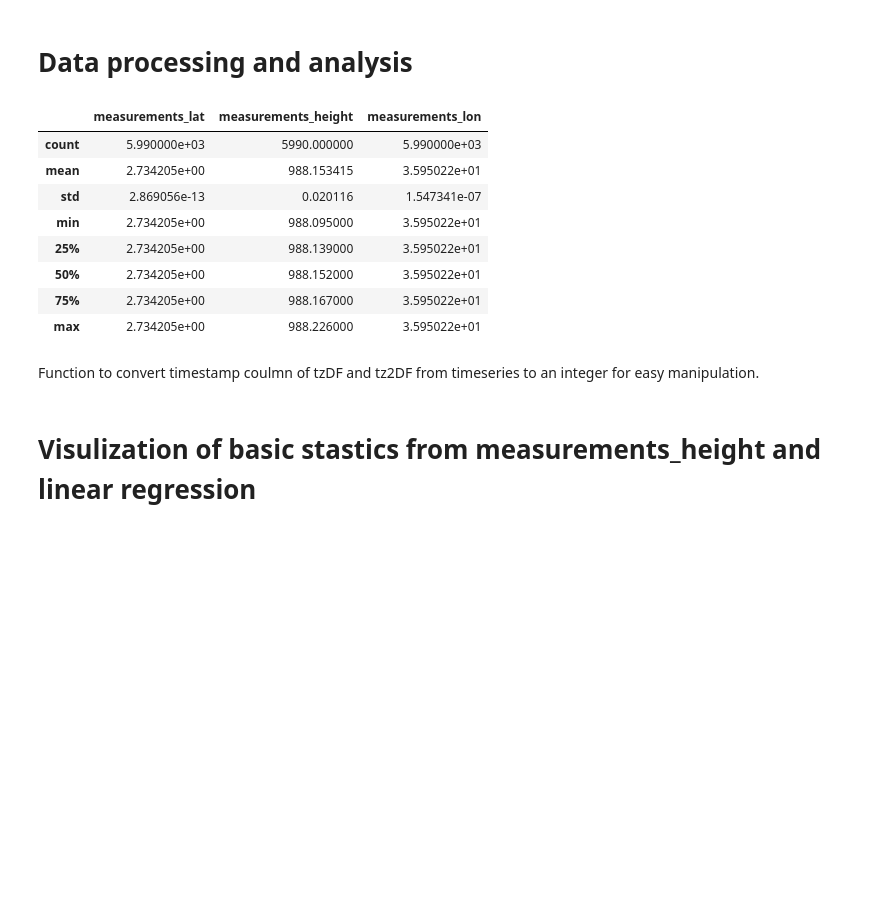
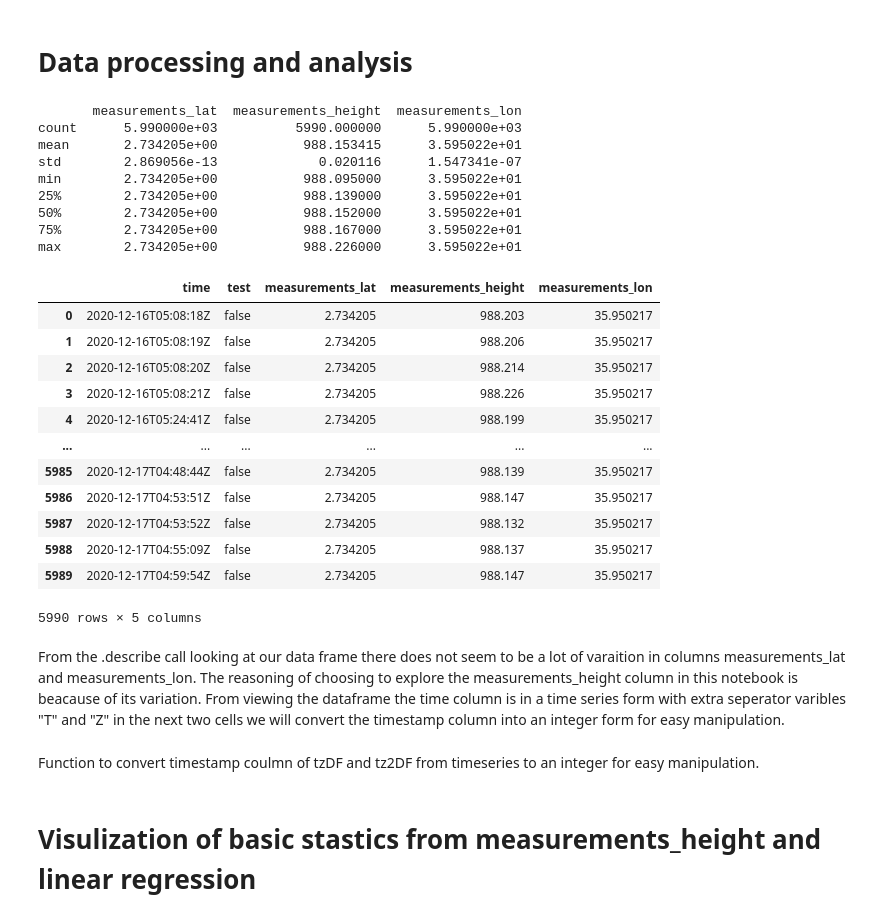
Before and after one commit to mylesm19/Volcanic_Activity_Detection, a Jupyter notebook: EC_01_Volcanic_activity_detection_and_noise_characterization_using_machine learning .ipynb, the cells around one changed output. Cells and saved outputs as stored; diff of their text form; code cells hidden in the pictures; blank space fills up the shorter version.

```diff
--- a/EC_01_Volcanic_activity_detection_and_noise_characterization_using_machine learning .ipynb
+++ b/EC_01_Volcanic_activity_detection_and_noise_characterization_using_machine learning .ipynb
@@ -114,20 +106,37 @@ with open('OLO1_4_16_21.geojson', 'r', encoding="utf-8") as infile:
 # %%
 #Convert both JSON's into  a partially-flattened pandas DataFrame
 tzDF =  pd.json_normalize(tzList["features"][0]["properties"]["data"], sep='_')
 tz2DF =  pd.json_normalize(tzList["features"][0]["properties"]["data"], sep='_')
-tzDF.describe()
+#Overview of numerical elements of the data
+print(tzDF.describe())
+tzDF
 # %% [output]
+       measurements_lat  measurements_height  measurements_lon
+count      5.990000e+03          5990.000000      5.990000e+03
+mean       2.734205e+00           988.153415      3.595022e+01
+std        2.869056e-13             0.020116      1.547341e-07
+min        2.734205e+00           988.095000      3.595022e+01
+25%        2.734205e+00           988.139000      3.595022e+01
+50%        2.734205e+00           988.152000      3.595022e+01
+75%        2.734205e+00           988.167000      3.595022e+01
+max        2.734205e+00           988.226000      3.595022e+01
-|  | measurements_lat | measurements_height | measurements_lon |
-| count | 5.990000e+03 | 5990.000000 | 5.990000e+03 |
-| mean | 2.734205e+00 | 988.153415 | 3.595022e+01 |
-| std | 2.869056e-13 | 0.020116 | 1.547341e-07 |
-| min | 2.734205e+00 | 988.095000 | 3.595022e+01 |
-| 25% | 2.734205e+00 | 988.139000 | 3.595022e+01 |
-| 50% | 2.734205e+00 | 988.152000 | 3.595022e+01 |
-| 75% | 2.734205e+00 | 988.167000 | 3.595022e+01 |
-| max | 2.734205e+00 | 988.226000 | 3.595022e+01 |
+|  | time | test | measurements_lat | measurements_height | measurements_lon |
+| 0 | 2020-12-16T05:08:18Z | false | 2.734205 | 988.203 | 35.950217 |
+| 1 | 2020-12-16T05:08:19Z | false | 2.734205 | 988.206 | 35.950217 |
+| 2 | 2020-12-16T05:08:20Z | false | 2.734205 | 988.214 | 35.950217 |
+| 3 | 2020-12-16T05:08:21Z | false | 2.734205 | 988.226 | 35.950217 |
+| 4 | 2020-12-16T05:24:41Z | false | 2.734205 | 988.199 | 35.950217 |
+| ... | ... | ... | ... | ... | ... |
+| 5985 | 2020-12-17T04:48:44Z | false | 2.734205 | 988.139 | 35.950217 |
+| 5986 | 2020-12-17T04:53:51Z | false | 2.734205 | 988.147 | 35.950217 |
+| 5987 | 2020-12-17T04:53:52Z | false | 2.734205 | 988.132 | 35.950217 |
+| 5988 | 2020-12-17T04:55:09Z | false | 2.734205 | 988.137 | 35.950217 |
+| 5989 | 2020-12-17T04:59:54Z | false | 2.734205 | 988.147 | 35.950217 |
+5990 rows × 5 columns
+# %% [markdown]
+From the .describe call looking at our data frame there does not seem to be a lot of varaition in columns measurements_lat and measurements_lon. The reasoning of choosing to explore the measurements_height column in this notebook is beacause of its variation. From viewing the dataframe the time column is in a time series form with extra seperator varibles "T" and "Z" in the next two cells we will convert the timestamp column into an integer form for easy manipulation.
 # %% [markdown]
-Function to convert timestamp coulmn of tzDF and tz2DF from timeseries to an integer for easy manipulation.
+ Function to convert timestamp coulmn of tzDF and tz2DF from timeseries to an integer for easy manipulation.
 # %%
 def timeconvertfunc(timestamp):
  #The format of tzDF["measurments_height] is in string form and timeseries so this method make it an integer"
```
Also changed, not shown: parts of 15 cells of this notebook, 2 other files.
